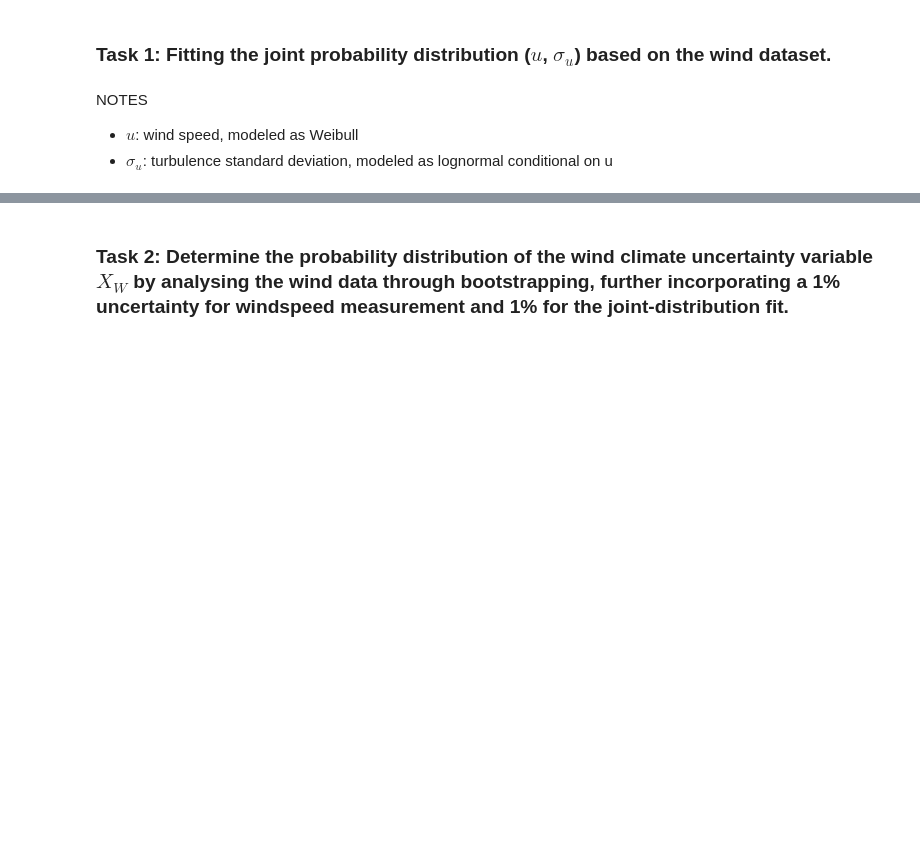
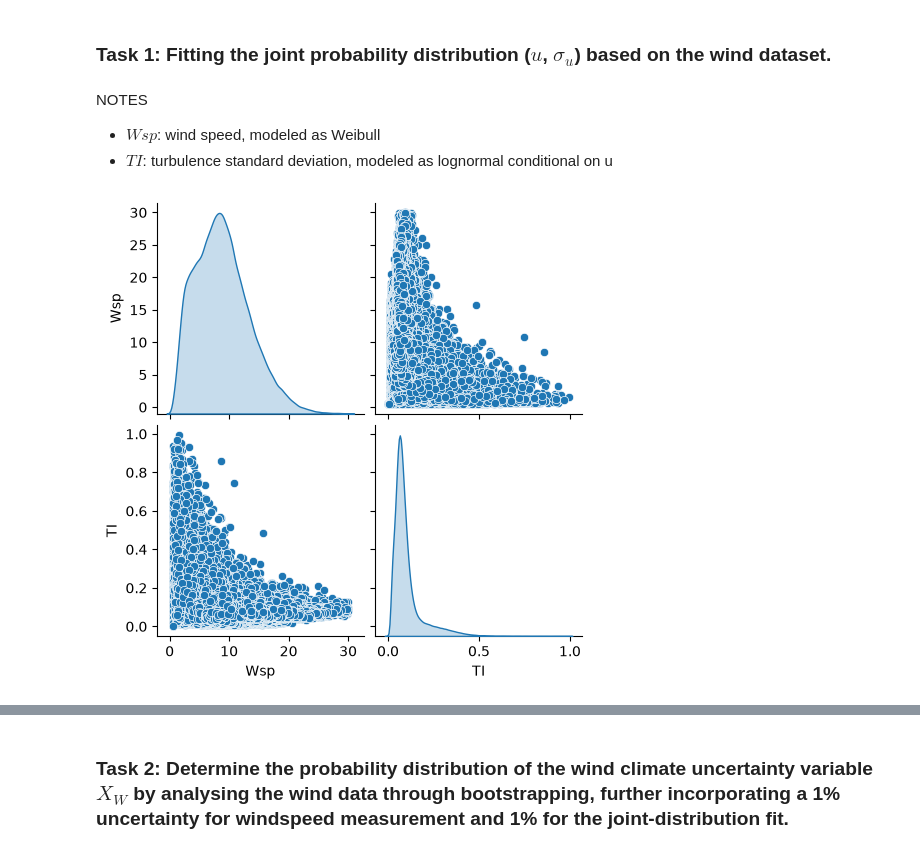
Before and after one commit to natslimak/OceanCourses, a Jupyter notebook: ProbalisticModelling/assg_mid-term/assignment.ipynb, the cells around one changed output, grey strips where cells are left out. Cells and saved outputs as stored; diff of their text form; code cells hidden in the pictures; blank space fills up the shorter version.

```diff
--- a/ProbalisticModelling/assg_mid-term/assignment.ipynb
+++ b/ProbalisticModelling/assg_mid-term/assignment.ipynb
@@ -60,6 +70,11 @@ df_del
 ### Task 1: Fitting the joint probability distribution ($u$, $\sigma_u$) based on the wind dataset.
 # %% [markdown]
 NOTES
-- $u$: wind speed, modeled as Weibull
-- $\sigma_u$: turbulence standard deviation, modeled as lognormal conditional on u
+- $Wsp$: wind speed, modeled as Weibull
+- $TI$: turbulence standard deviation, modeled as lognormal conditional on u
+# %%
+pairplot = sns.pairplot(df_wind[["Wsp", "TI"]], diag_kind="kde")
+pairplot.savefig(output_figs + "1.1_pairplot_wind_TI.png", dpi=300)
+# %% [output]
+[figure, added]
 # %%
```
Also changed, not shown: parts of 32 cells of this notebook, 10 other files.
